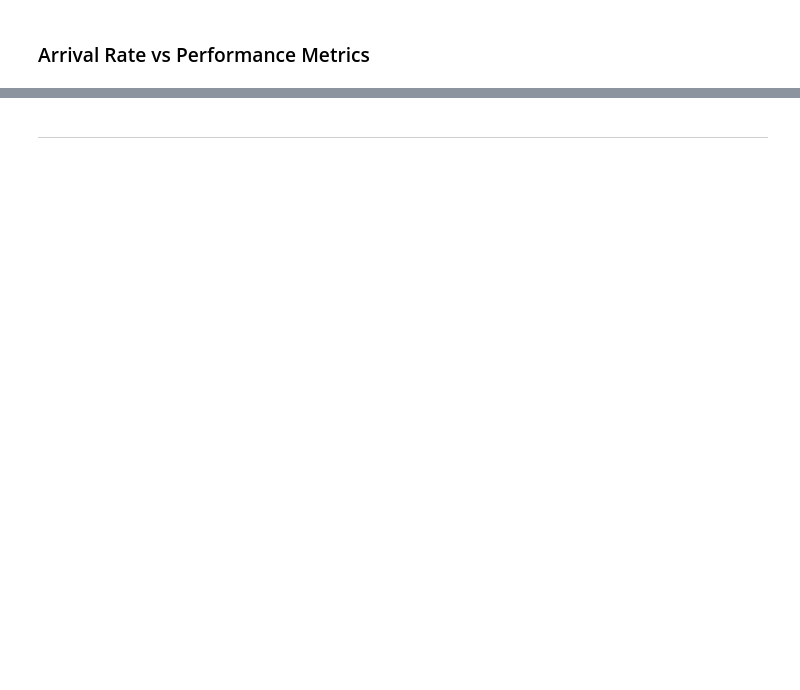
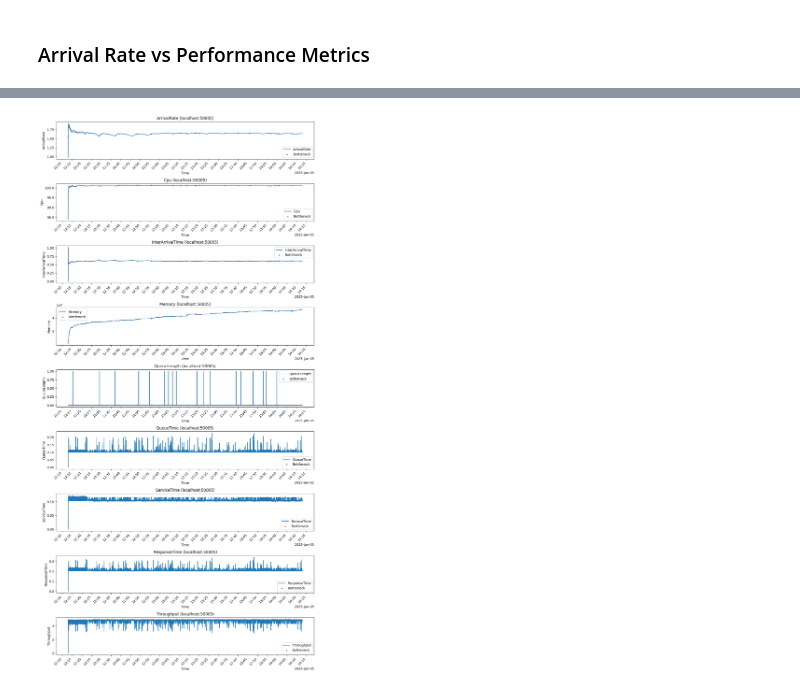
Before and after one commit to seongjoow/wowsan, a Jupyter notebook: plot/visualize_graph_case1.ipynb, the cells around one changed output, grey strips where cells are left out. Saved outputs shown, nothing was run; the diff lists cells and outputs as text; code cells hidden in the pictures; blank space fills up the shorter version.

```diff
--- a/plot/visualize_graph_case1.ipynb
+++ b/plot/visualize_graph_case1.ipynb
@@ -154,0 +159,4 @@ plt.show()
+# %%
+# DIR_NUMBER = 26
+BROKER_PORT = 50005
+LOG_PATH = "C:\\Users\\SJSJ\\Desktop\\wowsan\\log\\tickLogger\\" +str(DIR_NUMBER) + "\\" + str(BROKER_PORT) + "_tick.json"
@@ -160,29 +168,44 @@ FileNotFoundError: File C:\Users\SJSJ\Desktop\wowsan\log\tickLogger\210\50004_ti
 # %%
 # 'Inter-Arrival Time'의 데이터를 숫자로 변환
 df['InterArrivalTime'] = pd.to_numeric(df['InterArrivalTime'], errors='coerce')
 
 # 'Inter-Arrival Time'에서 0을 제외하고 Arrival Rate 계산
 df['ArrivalRate'] = df['InterArrivalTime'].apply(lambda x: 1/x if x > 0 else None)
 
-# 사용할 메트릭 이름 리스트
-metrics = ['Cpu', 'InterArrivalTime', 'Memory', 'QueueLength', 'AverageQueueTime', 'AverageServiceTime', 'AverageThroughput', 'QueueTime', 'ServiceTime', 'ResponseTime', 'Throughput']
+# 시간 데이터가 문자열 형태인 경우, 'yyyy-mm-dd hh:mm:ss' 형식으로 예상되는 파싱
+df['time'] = pd.to_datetime(df['time'], format='%Y-%m-%d %H:%M:%S')
 
-# Arrival Rate를 x축으로 하는 그래프 그리기
+# metrics = ['ArrivalRate', 'Cpu', 'InterArrivalTime', 'Memory', 'QueueLength', 'AverageQueueTime', 'AverageServiceTime', 'AverageThroughput', 'QueueTime', 'ServiceTime', 'ResponseTime', 'Throughput']
+metrics = ['ArrivalRate', 'Cpu', 'InterArrivalTime', 'Memory', 'QueueLength', 'QueueTime', 'ServiceTime', 'ResponseTime', 'Throughput']
+
+# Plot the sampled data for each metric against time with Bottleneck points highlighted, without lines connecting the points
 fig, axes = plt.subplots(nrows=len(metrics), ncols=1, figsize=(12, 24))
 
+# Define a locator for the x-axis to manage the density of date labels
+locator = mdates.SecondLocator(interval=300)  # 300초 간격으로 틱 설정
+
 for i, metric in enumerate(metrics):
-    # Arrival Rate에 대해 각 메트릭을 점으로 표시
-    axes[i].scatter(df['ArrivalRate'], df[metric], label=metric, s=5)
-    # Bottleneck이 참인 포인트를 빨간색으로 표시
+    # Plot each metric with time on the x-axis using the sampled data, using line plot instead of scatter
+    axes[i].plot(df['time'], df[metric], label=metric)  # smaller dot size for clarity
+    # Highlight Bottleneck points in red in the sampled data
     bottleneck_points_sampled = df[df['Bottleneck'] == True]
     if not bottleneck_points_sampled.empty:
-        axes[i].scatter(bottleneck_points_sampled['ArrivalRate'], bottleneck_points_sampled[metric], color='red', label='Bottleneck', s=3)
+        axes[i].scatter(bottleneck_points_sampled['time'], bottleneck_points_sampled[metric], color='red', label='Bottleneck', s=5)
     axes[i].set_title(metric + ' (localhost:' + str(BROKER_PORT) + ')')
-    axes[i].set_xlabel('ArrivalRate')
+    axes[i].set_xlabel('Time')
     axes[i].set_ylabel(metric)
     axes[i].legend()
 
+    # Set the locator for the x-axis to space date ticks
+    axes[i].xaxis.set_major_locator(locator)
+    axes[i].xaxis.set_major_formatter(mdates.ConciseDateFormatter(locator))
+
+    # Rotate date labels for better readability
+    for label in axes[i].get_xticklabels():
+        label.set_rotation(45)
+        label.set_ha('right')  # set horizontal alignment to right
+
 plt.tight_layout()
 plt.show()
+# %% [output]
+[figure, added]
-# %% [markdown]
----
```
Also changed, not shown: parts of 10 cells of this notebook, 5 other files.
